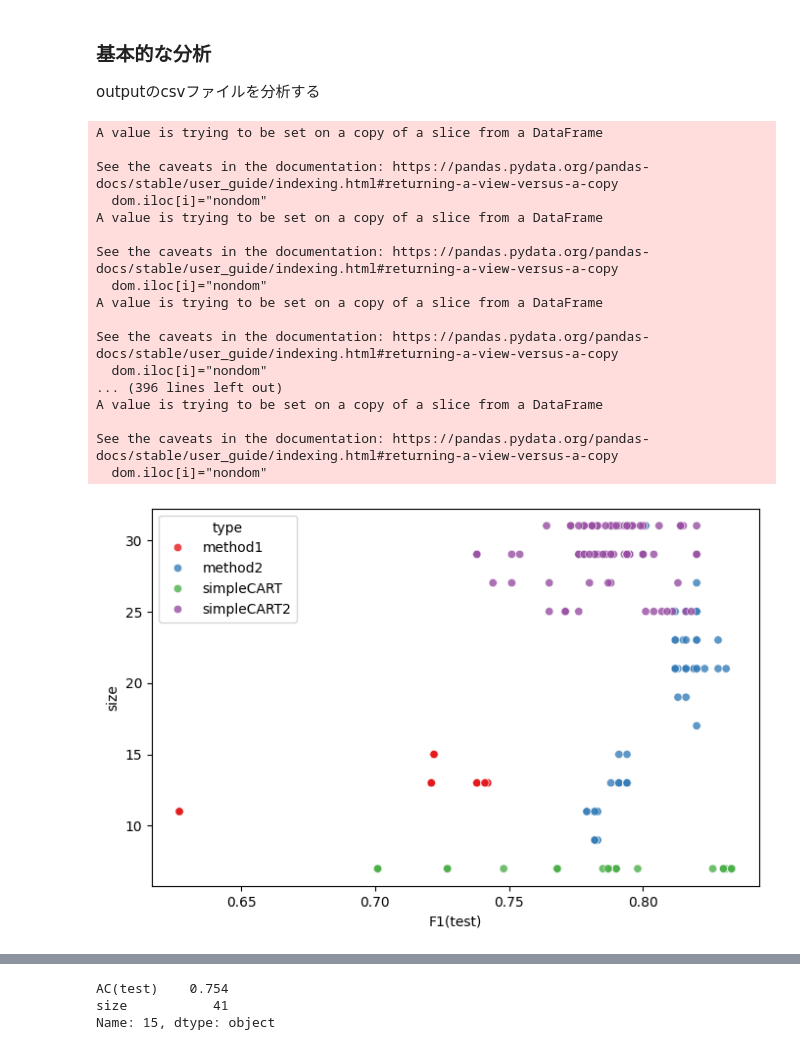
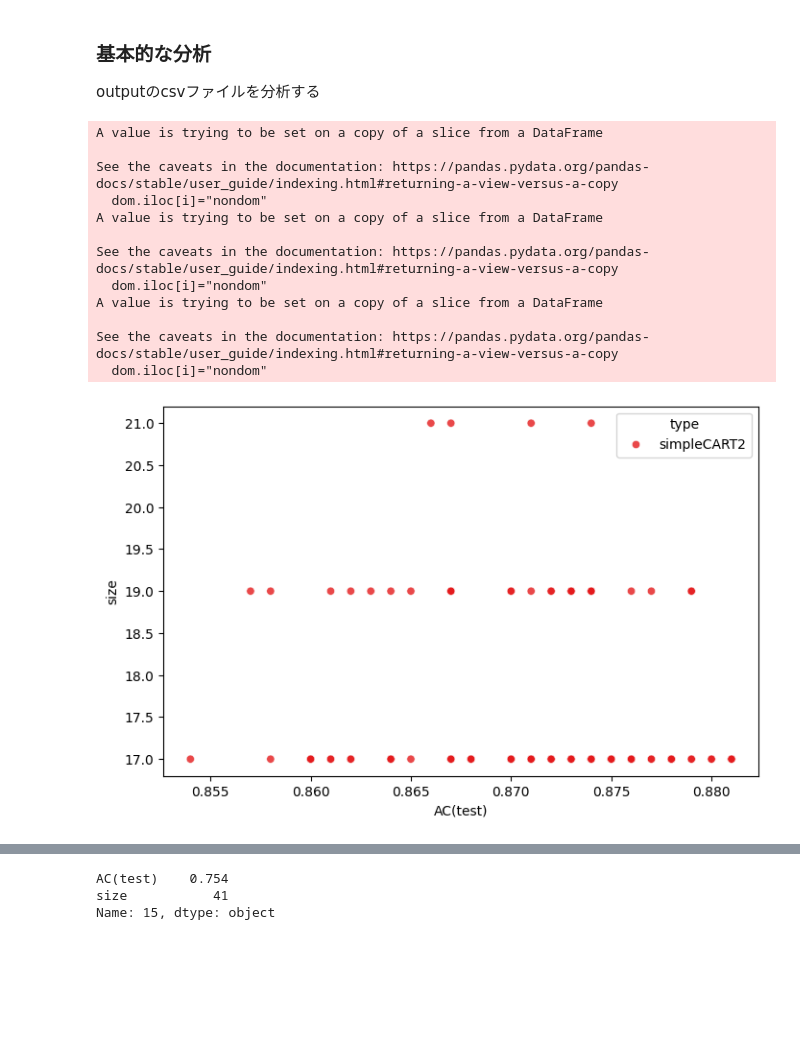
Before and after one commit to Shimodaira-Ryoya/DTGA, a Jupyter notebook: source/analysis/standard_analysis.ipynb, the cells around one changed output, grey strips where cells are left out. Drawn from its saved outputs; the diff is of its cells as text; code cells hidden in the pictures; blank space fills up the shorter version.

```diff
--- a/source/analysis/standard_analysis.ipynb
+++ b/source/analysis/standard_analysis.ipynb
@@ -9,12 +9,12 @@ ga_data1={'folder':'../../output/method2/pima/pima_holdout_dn05_nonuse1.1',
           'run':[2], 'gen':[50], 'type':'method2'}
 other   ={'file':'../../output/simple_cart/pima_holdout_dp2/simpleCART_data_run2.csv',
           'type':'simpleCART'}
-other2 = {'file':'../../output/simple_cart/pima_holdout2/simpleCART_data_run2.csv',
+other2 = {'file':'../../output/simple_cart/drybeans/depth4_holdout0.33_extract0.45/simpleCART_data_run1.csv',
           'type':'simpleCART2'}
 dominate={'x':'AC(test)', 'y':'size',
           'x_order':1, 'y_order':-1, 'USE':False }
-ga_datas=[ga_data0,ga_data1]
-others=[other,other2]
+ga_datas=[]
+others=[other2]
 """データ処理"""
 from module.standard_analysis_module import deal
 df=deal(ga_datas,others,dominate)
@@ -31,18 +31,13 @@ A value is trying to be set on a copy of a slice from a DataFrame
 
 See the caveats in the documentation: https://pandas.pydata.org/pandas-docs/stable/user_guide/indexing.html#returning-a-view-versus-a-copy
   dom.iloc[i]="nondom"
-... (396 lines left out)
-A value is trying to be set on a copy of a slice from a DataFrame
-
-See the caveats in the documentation: https://pandas.pydata.org/pandas-docs/stable/user_guide/indexing.html#returning-a-view-versus-a-copy
-  dom.iloc[i]="nondom"
 # %%
 import seaborn as sns
 import matplotlib.pyplot as plt
 fig = plt.figure(figsize = (8,5))
-ax=sns.scatterplot(data=df, x="F1(test)", y="size", hue="type",alpha=0.8,palette="Set1")
+ax=sns.scatterplot(data=df, x="AC(test)", y="size", hue="type",alpha=0.8,palette="Set1")
 # %% [output]
-[figure, old version]
+[figure, new version]
 # %%
 import pandas as pd
 # 全行を表示
```
Also changed, not shown: 23 other files.
